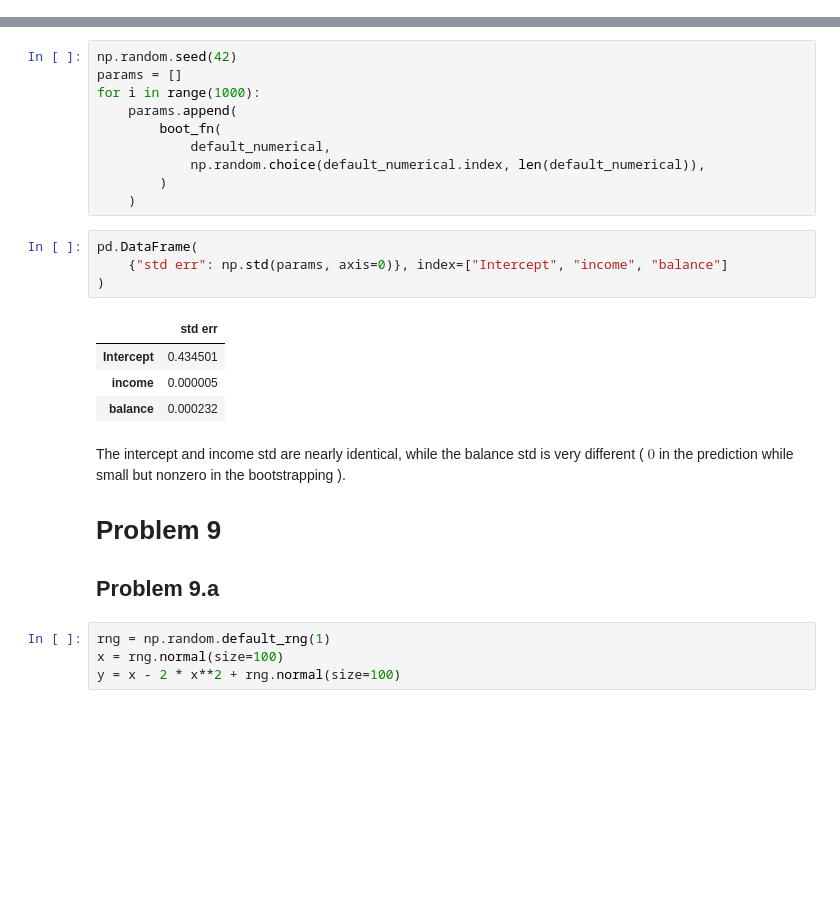
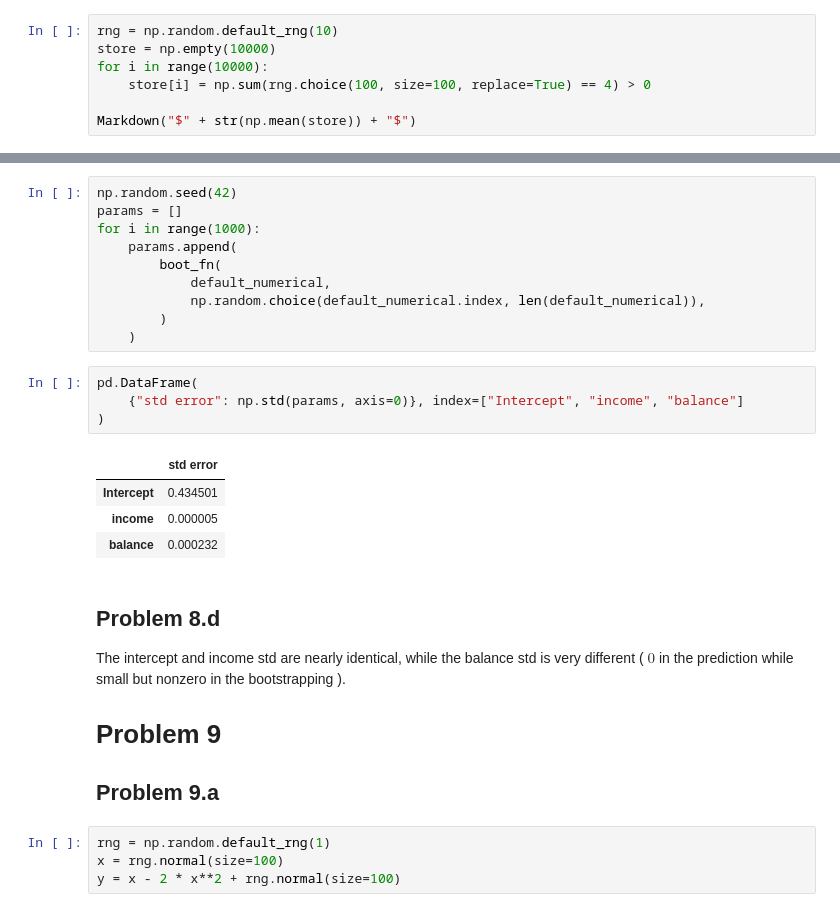
Before and after one commit to AlistairKeiller/STATS-202, a Jupyter notebook: HW 2.ipynb, the cells around one changed output, grey strips where cells are left out. Drawn from its saved outputs; the diff is of its cells as text; blank space fills up the shorter version.

```diff
--- a/HW 2.ipynb
+++ b/HW 2.ipynb
@@ -315,0 +312,7 @@ This is different from the estimate of $\left(1-\frac{1}{100}\right)^{100}=.37$.
+# %%
+rng = np.random.default_rng(10)
+store = np.empty(10000)
+for i in range(10000):
+    store[i] = np.sum(rng.choice(100, size=100, replace=True) == 4) > 0
+
+Markdown("$" + str(np.mean(store)) + "$")
@@ -455,14 +466,16 @@ for i in range(1000):
     )
 # %%
 pd.DataFrame(
-    {"std err": np.std(params, axis=0)}, index=["Intercept", "income", "balance"]
+    {"std error": np.std(params, axis=0)}, index=["Intercept", "income", "balance"]
 )
 # %% [output]
-|  | std err |
+|  | std error |
 | Intercept | 0.434501 |
 | income | 0.000005 |
 | balance | 0.000232 |
 # %% [markdown]
+## Problem 8.d
+
 The intercept and income std are nearly identical, while the balance std is very different ( $0$ in the prediction while small but nonzero in the bootstrapping ).
 
 # Problem 9
```
Also changed, not shown: parts of 16 cells of this notebook, 1 other file.
